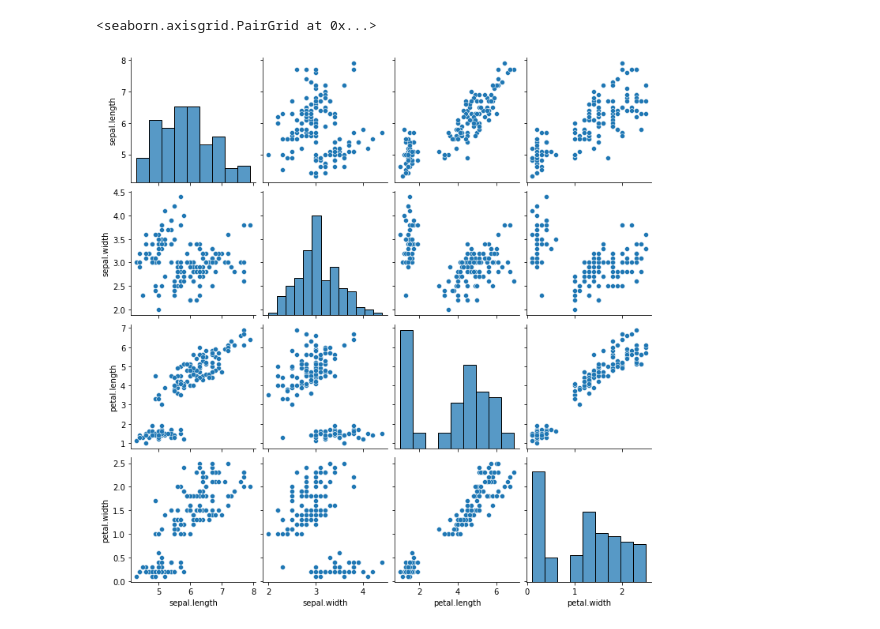
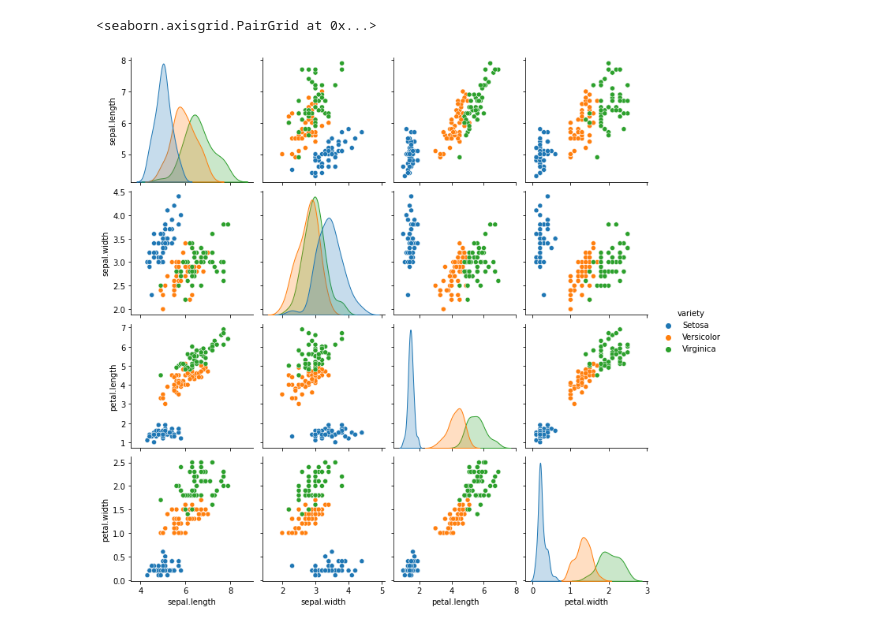
Before and after one commit to Eloiii/bet_guessr, a Jupyter notebook: Seaborn.ipynb, the cells around one changed output. Drawn from its saved outputs; the diff is of its cells as text; code cells hidden in the pictures.

```diff
--- a/Seaborn.ipynb
+++ b/Seaborn.ipynb
@@ -7,7 +7,7 @@ from sklearn.datasets import load_iris
 # %%
 iris = pd.read_csv('iris.csv')
 # %%
-sns.pairplot(iris)
+sns.pairplot(iris, hue='variety')
 # %% [output]
 <seaborn.axisgrid.PairGrid at 0x...>
-[figure, old version]
+[figure, new version]
```
Also changed, not shown: parts of 4 cells of this notebook, 2 other files.
